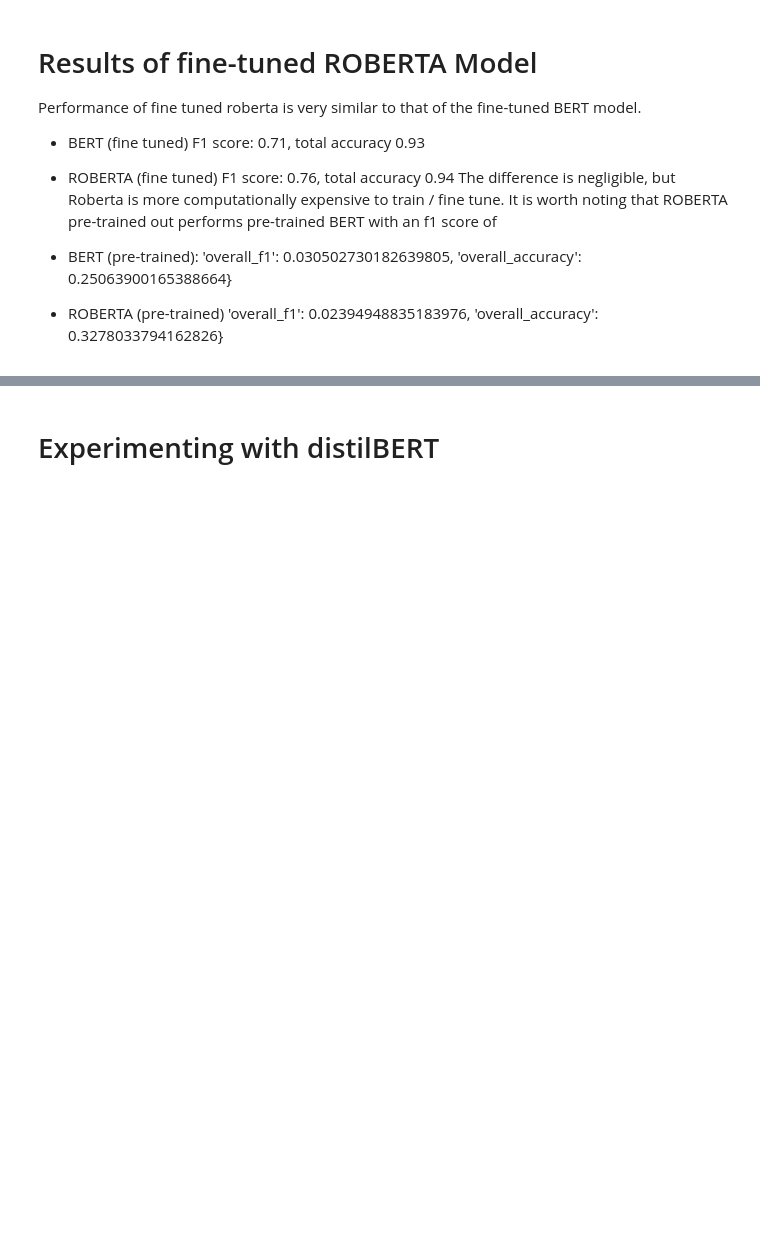
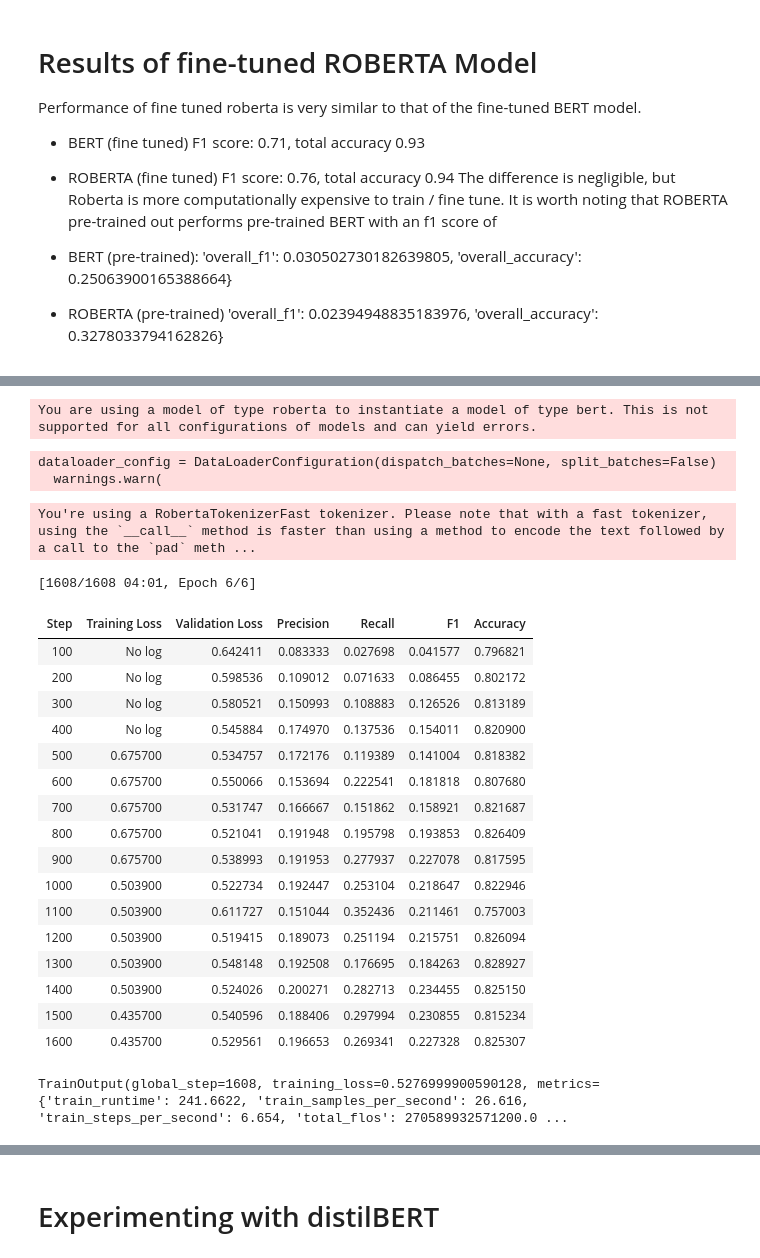
Before and after one commit to liam-michel/NLP, a Jupyter notebook: coursework/ex1.ipynb, the cells around one changed output, grey strips where cells are left out. Saved outputs shown, nothing was run; the diff lists cells and outputs as text; code cells hidden in the pictures; blank space fills up the shorter version.

Commit message:
added full-training for three bert variations

```diff
--- a/coursework/ex1.ipynb
+++ b/coursework/ex1.ipynb
@@ -450,0 +549,12 @@ It is worth noting that ROBERTA pre-trained out performs pre-trained BERT with a
+# %%
+from transformers import AutoTokenizer, BertConfig, AutoModelForTokenClassification
+
+rob_tokenizer = AutoTokenizer.from_pretrained("roberta-base", add_prefix_space = True)
+
+# Create a configuration for BERT with random initial weights
+rob_config = BertConfig.from_pretrained("roberta-base", num_labels=4)
+
+# Initialize the BERT model for token classification with random weights using the configuration
+rob_model  = AutoModelForTokenClassification.from_config(rob_config)
+# %% [output]
+You are using a model of type roberta to instantiate a model of type bert. This is not supported for all configurations of models and can yield errors.
@@ -450,0 +574,61 @@ It is worth noting that ROBERTA pre-trained out performs pre-trained BERT with a
+# %%
+from transformers import TrainingArguments, Trainer, EarlyStoppingCallback
+
+# Training arguments (feel free to play arround with these values)
+model_name = "roberta-base"
+epochs = 6
+batch_size = 4
+learning_rate = 2e-5
+
+args = TrainingArguments(
+    f"ROBERTA-finedtuned-ner",
+    # evaluation_strategy = "epoch", ## Instead of focusing on loss and accuracy, we will focus on the F1 score
+    evaluation_strategy ='steps',
+    eval_steps = 100,
+    save_total_limit = 3,
+    learning_rate=learning_rate,
+    per_device_train_batch_size=batch_size,
+    per_device_eval_batch_size=batch_size,
+    num_train_epochs=epochs,
+    weight_decay=0.001,
+    save_steps=35000,
+    metric_for_best_model = 'f1',
+    load_best_model_at_end=True
+)
+
+trainer = Trainer(
+    rob_model,
+    args,
+    train_dataset=tokenized_train,
+    eval_dataset=tokenized_val,
+    data_collator = data_collator,
+    tokenizer=rob_tokenizer,
+    compute_metrics=compute_metrics,
+    callbacks = [EarlyStoppingCallback(early_stopping_patience=3)]
+)
+# %% [output]
+dataloader_config = DataLoaderConfiguration(dispatch_batches=None, split_batches=False)
+  warnings.warn(
+# %%
+trainer.train()
+# %% [output]
+You're using a RobertaTokenizerFast tokenizer. Please note that with a fast tokenizer, using the `__call__` method is faster than using a method to encode the text followed by a call to the `pad` meth ...
+[1608/1608 04:01, Epoch 6/6]
+| Step | Training Loss | Validation Loss | Precision | Recall | F1 | Accuracy |
+| 100 | No log | 0.642411 | 0.083333 | 0.027698 | 0.041577 | 0.796821 |
+| 200 | No log | 0.598536 | 0.109012 | 0.071633 | 0.086455 | 0.802172 |
+| 300 | No log | 0.580521 | 0.150993 | 0.108883 | 0.126526 | 0.813189 |
+| 400 | No log | 0.545884 | 0.174970 | 0.137536 | 0.154011 | 0.820900 |
+| 500 | 0.675700 | 0.534757 | 0.172176 | 0.119389 | 0.141004 | 0.818382 |
+| 600 | 0.675700 | 0.550066 | 0.153694 | 0.222541 | 0.181818 | 0.807680 |
+| 700 | 0.675700 | 0.531747 | 0.166667 | 0.151862 | 0.158921 | 0.821687 |
+| 800 | 0.675700 | 0.521041 | 0.191948 | 0.195798 | 0.193853 | 0.826409 |
+| 900 | 0.675700 | 0.538993 | 0.191953 | 0.277937 | 0.227078 | 0.817595 |
+| 1000 | 0.503900 | 0.522734 | 0.192447 | 0.253104 | 0.218647 | 0.822946 |
+| 1100 | 0.503900 | 0.611727 | 0.151044 | 0.352436 | 0.211461 | 0.757003 |
+| 1200 | 0.503900 | 0.519415 | 0.189073 | 0.251194 | 0.215751 | 0.826094 |
+| 1300 | 0.503900 | 0.548148 | 0.192508 | 0.176695 | 0.184263 | 0.828927 |
+| 1400 | 0.503900 | 0.524026 | 0.200271 | 0.282713 | 0.234455 | 0.825150 |
+| 1500 | 0.435700 | 0.540596 | 0.188406 | 0.297994 | 0.230855 | 0.815234 |
+| 1600 | 0.435700 | 0.529561 | 0.196653 | 0.269341 | 0.227328 | 0.825307 |
+TrainOutput(global_step=1608, training_loss=0.5276999900590128, metrics={'train_runtime': 241.6622, 'train_samples_per_second': 26.616, 'train_steps_per_second': 6.654, 'total_flos': 270589932571200.0 ...
```
Also changed, not shown: parts of 16 cells of this notebook.
